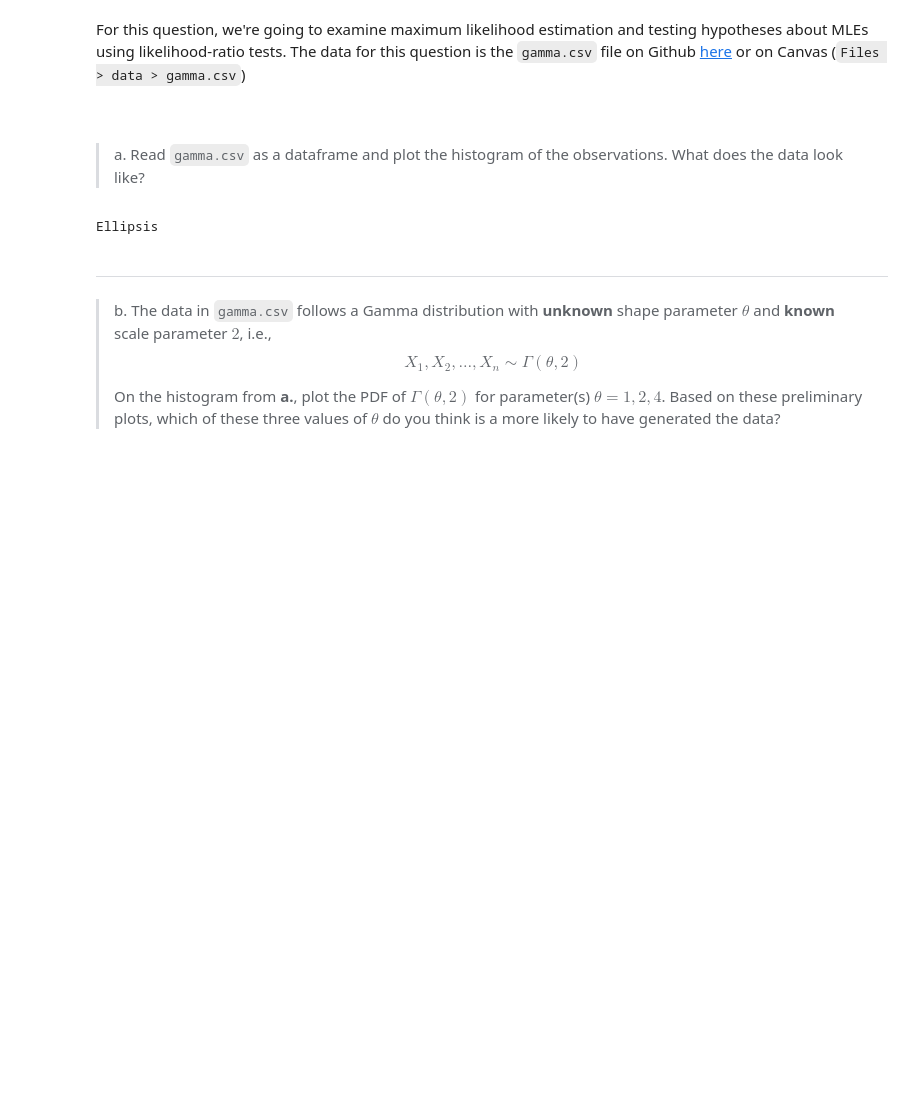
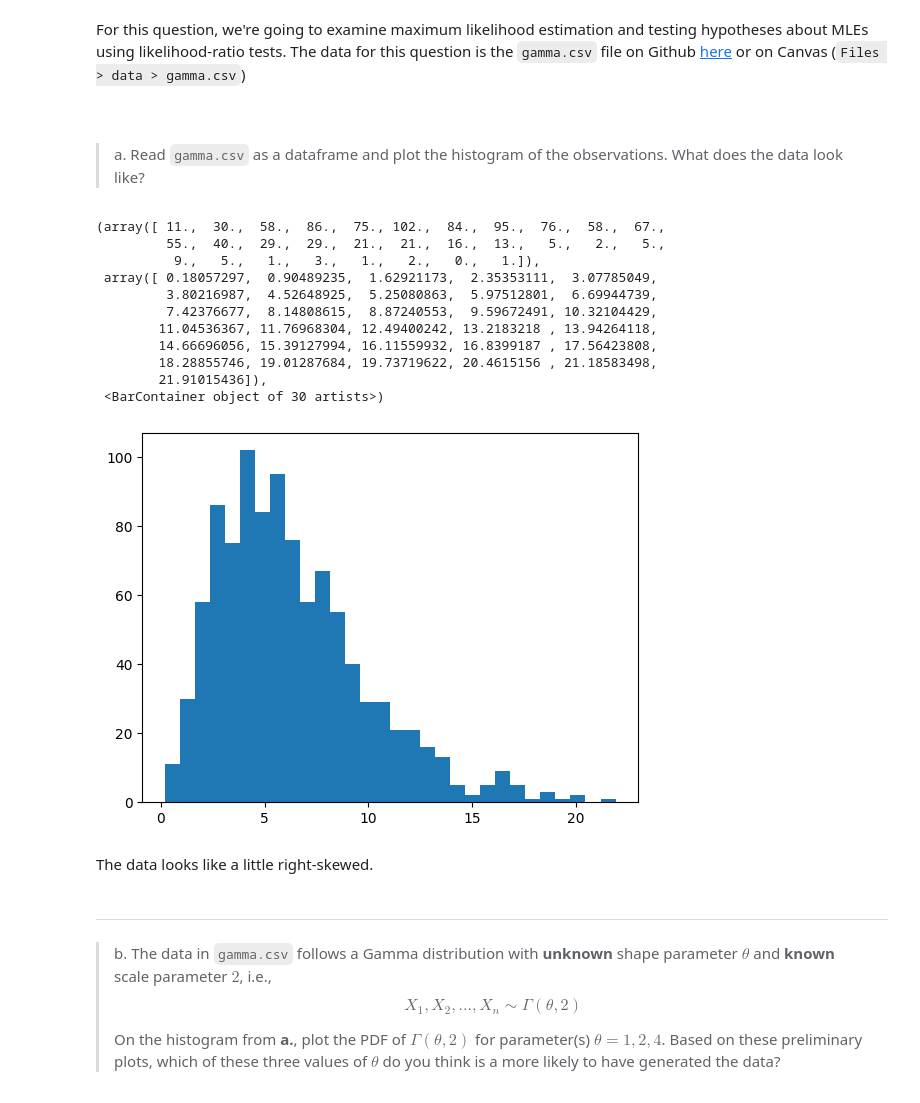
Before and after one commit to Cathyyyyy123/math189-sp24, a Jupyter notebook: hw-3.ipynb, the cells around one changed output. Saved outputs shown, nothing was run; the diff lists cells and outputs as text; code cells hidden in the pictures; blank space fills up the shorter version.

```diff
--- a/hw-3.ipynb
+++ b/hw-3.ipynb
@@ -29,10 +29,28 @@ For this question, we're going to examine maximum likelihood estimation and test
 <br></br>
 # %% [markdown]
 > a. Read `gamma.csv` as a dataframe and plot the histogram of the observations. What does the data look like?
-# %%
-...
-# %% [output]
-Ellipsis
+# %%
+import pandas as pd
+import numpy as np
+import matplotlib.pyplot as plt
+from scipy.stats import gamma
+gamma_df = pd.read_csv('data/gamma.csv')
+plt.hist(gamma_df['data'], bins=30)
+# %% [output]
+(array([ 11.,  30.,  58.,  86.,  75., 102.,  84.,  95.,  76.,  58.,  67.,
+         55.,  40.,  29.,  29.,  21.,  21.,  16.,  13.,   5.,   2.,   5.,
+          9.,   5.,   1.,   3.,   1.,   2.,   0.,   1.]),
+ array([ 0.18057297,  0.90489235,  1.62921173,  2.35353111,  3.07785049,
+         3.80216987,  4.52648925,  5.25080863,  5.97512801,  6.69944739,
+         7.42376677,  8.14808615,  8.87240553,  9.59672491, 10.32104429,
+        11.04536367, 11.76968304, 12.49400242, 13.2183218 , 13.94264118,
+        14.66696056, 15.39127994, 16.11559932, 16.8399187 , 17.56423808,
+        18.28855746, 19.01287684, 19.73719622, 20.4615156 , 21.18583498,
+        21.91015436]),
+ <BarContainer object of 30 artists>)
+[figure, added]
+# %% [markdown]
+The data looks like a little right-skewed.
 # %% [markdown]
 ---
 # %% [markdown]
```
Also changed, not shown: parts of 30 cells of this notebook, 1 other file.
